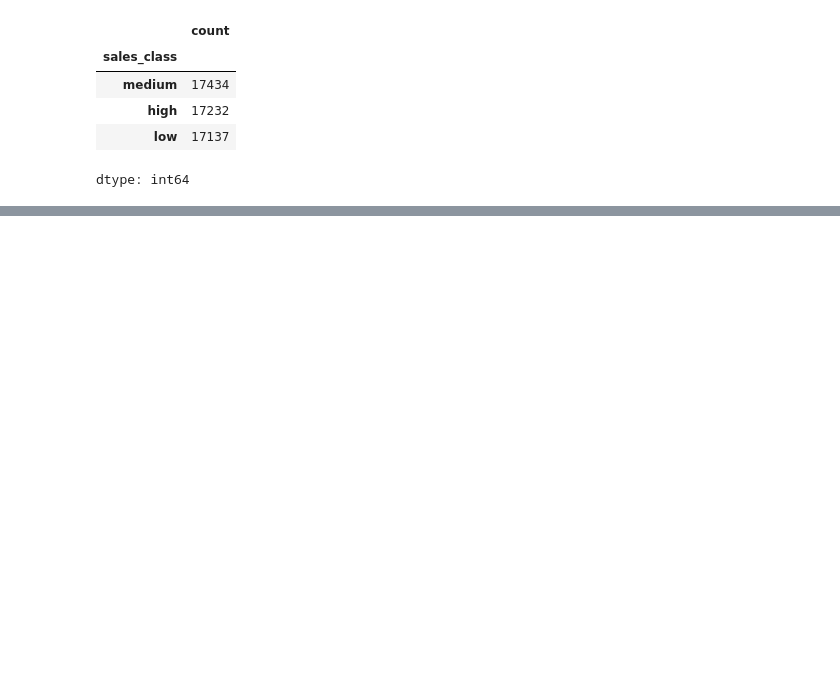
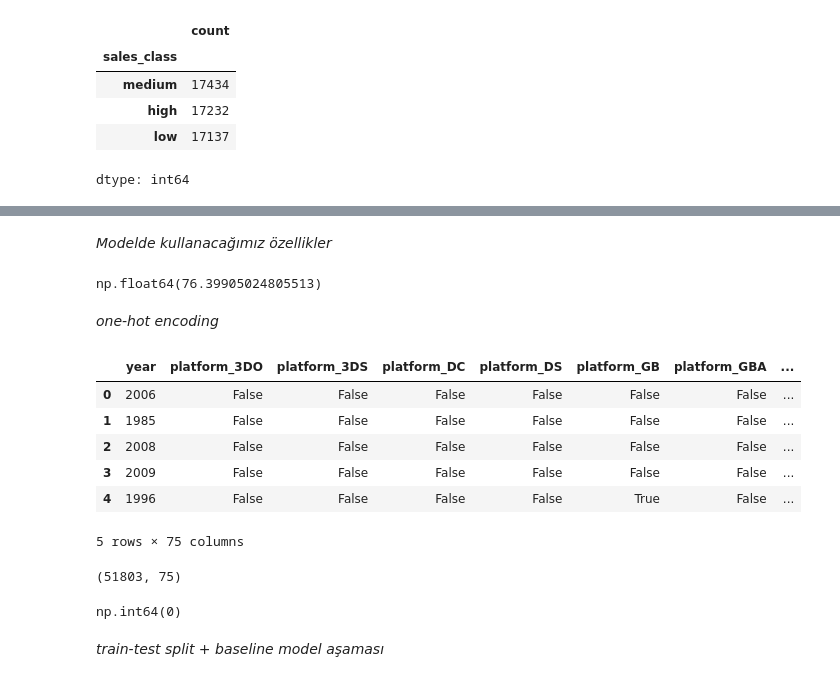
Before and after one commit to mevhibekok/GameVestAI, a Jupyter notebook: notebooks/eda.ipynb, the cells around one changed output, grey strips where cells are left out. Saved outputs shown, nothing was run; the diff lists cells and outputs as text; code cells hidden in the pictures; blank space fills up the shorter version.

Commit message:
Model için kullanılacak nihai özellik seti çıkartıldı ve basit baseline kurduk. Dummy, Decision Tree ve Random Forest accuracy değerleri karşılaştırıldı.

```diff
--- a/notebooks/eda.ipynb
+++ b/notebooks/eda.ipynb
@@ -722,0 +750,59 @@ dtype: int64
+# %%
+top_publishers = model_df['publisher'].value_counts().head(15).index
+
+model_df['publisher_grouped'] = model_df['publisher'].apply(
+    lambda x: x if x in top_publishers else 'Other'
+)
+# %% [markdown]
+*Modelde kullanacağımız özellikler*
+# %%
+features = [
+    'platform',
+    'year',
+    'genre',
+    'publisher_grouped'
+]
+
+X = model_df[features]
+y = model_df['sales_class']
+# %%
+model_df['critic_score'].isna().mean() * 100
+# user ve critic score çıkartıldı ilk modelden
+# %% [output]
+np.float64(76.39905024805513)
+# %%
+X = X.copy()
+
+X['platform'] = X['platform'].fillna('Unknown')
+X['genre'] = X['genre'].fillna('Unknown')
+X['publisher_grouped'] = X['publisher_grouped'].fillna('Unknown')
+
+X['year'] = X['year'].fillna(X['year'].median())
+# %% [markdown]
+*one-hot encoding*
+# %%
+X_encoded = pd.get_dummies(
+    X,
+    columns=['platform', 'genre', 'publisher_grouped'],
+    drop_first=True
+)
+# %%
+X_encoded.head()
+# %% [output]
+|  | year | platform_3DO | platform_3DS | platform_DC | platform_DS | platform_GB | platform_GBA | ... |
+| 0 | 2006 | False | False | False | False | False | False | ... |
+| 1 | 1985 | False | False | False | False | False | False | ... |
+| 2 | 2008 | False | False | False | False | False | False | ... |
+| 3 | 2009 | False | False | False | False | False | False | ... |
+| 4 | 1996 | False | False | False | False | True | False | ... |
+5 rows × 75 columns
+# %%
+X_encoded.shape
+# %% [output]
+(51803, 75)
+# %%
+X_encoded.isna().sum().sum()
+# %% [output]
+np.int64(0)
+# %% [markdown]
+*train-test split + baseline model aşaması*
```
Also changed, not shown: parts of 20 cells of this notebook.
